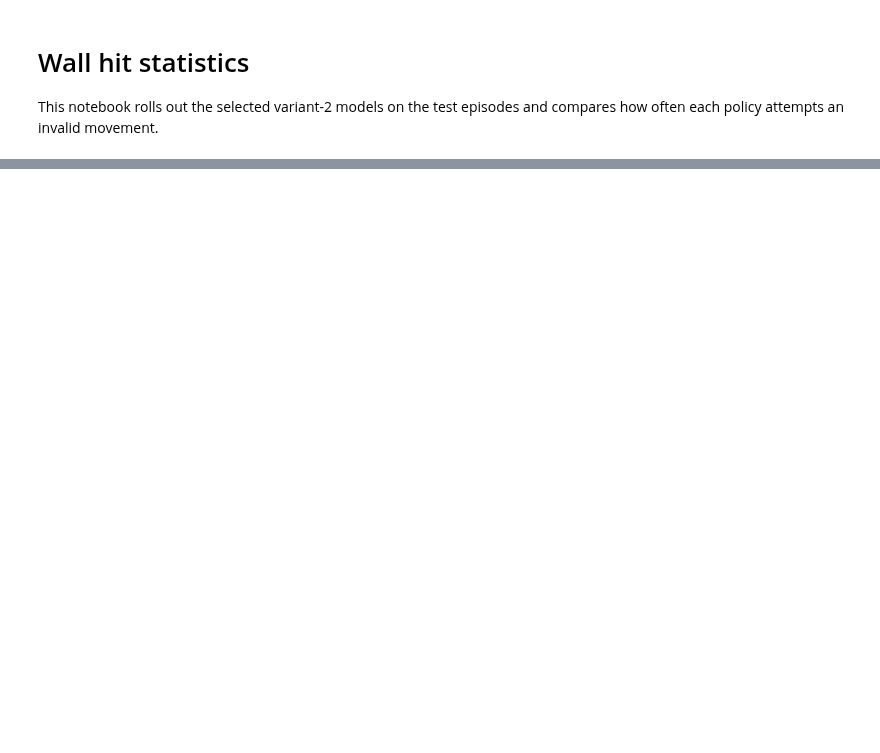
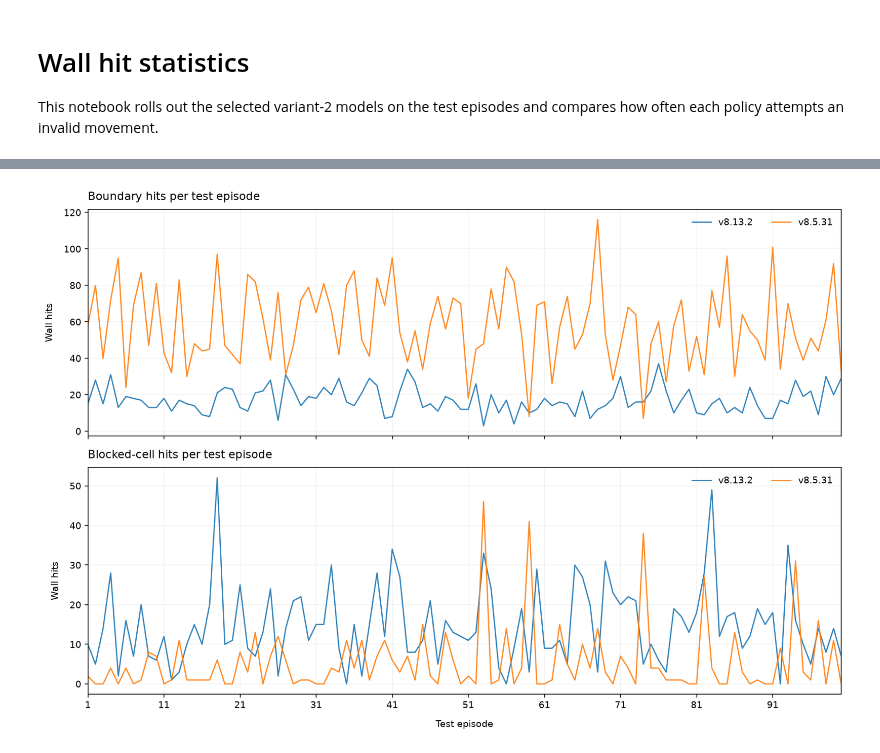
Before and after one commit to Lirong-Zhuang/CodingLab_DRL_team, a Jupyter notebook: statistic/wall_hit_statistics.ipynb, the cells around one changed output, grey strips where cells are left out. Cells and saved outputs as stored; diff of their text form; code cells hidden in the pictures; blank space fills up the shorter version.

```diff
--- a/statistic/wall_hit_statistics.ipynb
+++ b/statistic/wall_hit_statistics.ipynb
@@ -277 +243,32 @@ paired.sort_values("diff_v8.13.2_minus_v8.5.31").head(10)
+# %%
+# Figure group 2: wall hits in each of the 100 test episodes
+fig, axes = plt.subplots(2, 1, figsize=(12, 8.2), dpi=140, sharex=True)
+episode_series = [
+    ("boundary_hits", "Boundary hits per test episode", "#4C78A8"),
+    ("blocked_cell_hits", "Blocked-cell hits per test episode", "#F58518"),
+]
+
+for ax, (column, title, marker_color) in zip(axes, episode_series):
+    for run in RUNS:
+        rows = wall_hit_by_episode[wall_hit_by_episode["model"] == run["name"]].sort_values("test_episode")
+        ax.plot(
+            rows["test_episode"],
+            rows[column],
+            label=run["short_name"],
+            color=run["color"],
+            linewidth=1.35,
+            alpha=0.9,
+        )
+    ax.set_title(title, loc="left", pad=10)
+    ax.set_ylabel("Wall hits", labelpad=10)
+    ax.grid(axis="both", linestyle="-", alpha=0.16)
+    ax.legend(frameon=False, ncol=2)
+
+axes[-1].set_xlabel("Test episode", labelpad=10)
+axes[-1].set_xlim(1, NUM_TEST_EPISODES)
+axes[-1].set_xticks(range(1, NUM_TEST_EPISODES + 1, 10))
+plt.tight_layout()
+plt.show()
+# %% [output]
+[figure, added]
 # %%
```
Also changed, not shown: parts of 6 cells of this notebook.
